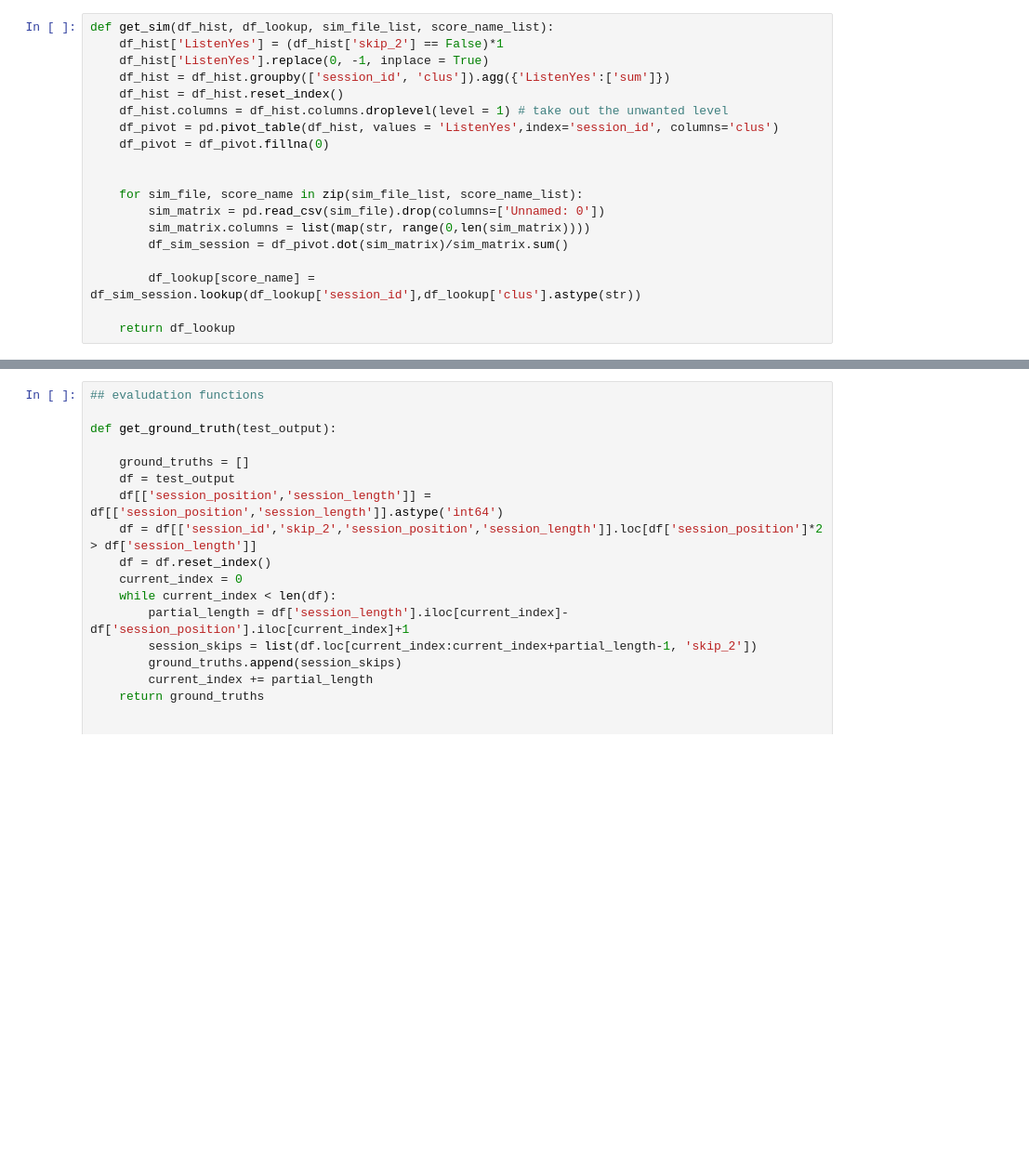
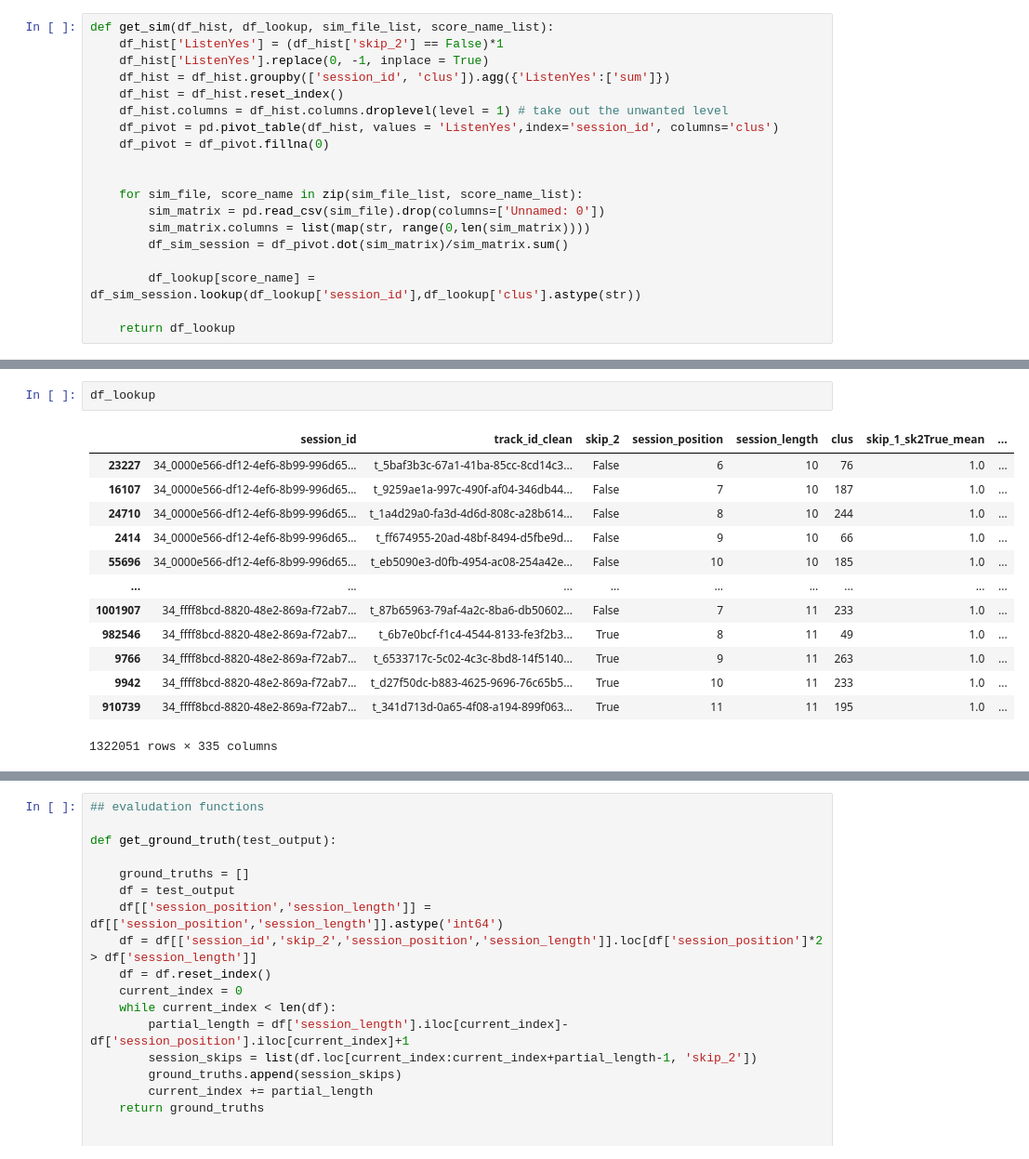
Before and after one commit to curlsloth/Capstone_Spotify-Sequential-Skip-Prediction, a Jupyter notebook: notebooks/14_LightGBM_predict.ipynb, the cells around one changed output, grey strips where cells are left out. Shown: that part at 93% size. Cells and saved outputs as stored; diff of their text form; blank space fills up the shorter version.

```diff
--- a/notebooks/14_LightGBM_predict.ipynb
+++ b/notebooks/14_LightGBM_predict.ipynb
@@ -127,5 +198,21 @@ for file in file_list[0:1]:
 # %% [output]
 Runtime per batch: 1428.98s
+# %%
+df_lookup
+# %% [output]
+|  | session_id | track_id_clean | skip_2 | session_position | session_length | clus | skip_1_sk2True_mean | ... |
+| 23227 | 34_0000e566-df12-4ef6-8b99-996d65... | t_5baf3b3c-67a1-41ba-85cc-8cd14c3... | False | 6 | 10 | 76 | 1.0 | ... |
+| 16107 | 34_0000e566-df12-4ef6-8b99-996d65... | t_9259ae1a-997c-490f-af04-346db44... | False | 7 | 10 | 187 | 1.0 | ... |
+| 24710 | 34_0000e566-df12-4ef6-8b99-996d65... | t_1a4d29a0-fa3d-4d6d-808c-a28b614... | False | 8 | 10 | 244 | 1.0 | ... |
+| 2414 | 34_0000e566-df12-4ef6-8b99-996d65... | t_ff674955-20ad-48bf-8494-d5fbe9d... | False | 9 | 10 | 66 | 1.0 | ... |
+| 55696 | 34_0000e566-df12-4ef6-8b99-996d65... | t_eb5090e3-d0fb-4954-ac08-254a42e... | False | 10 | 10 | 185 | 1.0 | ... |
+| ... | ... | ... | ... | ... | ... | ... | ... | ... |
+| 1001907 | 34_ffff8bcd-8820-48e2-869a-f72ab7... | t_87b65963-79af-4a2c-8ba6-db50602... | False | 7 | 11 | 233 | 1.0 | ... |
+| 982546 | 34_ffff8bcd-8820-48e2-869a-f72ab7... | t_6b7e0bcf-f1c4-4544-8133-fe3f2b3... | True | 8 | 11 | 49 | 1.0 | ... |
+| 9766 | 34_ffff8bcd-8820-48e2-869a-f72ab7... | t_6533717c-5c02-4c3c-8bd8-14f5140... | True | 9 | 11 | 263 | 1.0 | ... |
+| 9942 | 34_ffff8bcd-8820-48e2-869a-f72ab7... | t_d27f50dc-b883-4625-9696-76c65b5... | True | 10 | 11 | 233 | 1.0 | ... |
+| 910739 | 34_ffff8bcd-8820-48e2-869a-f72ab7... | t_341d713d-0a65-4f08-a194-899f063... | True | 11 | 11 | 195 | 1.0 | ... |
+1322051 rows × 335 columns
 # %%
 ytrue = df_lookup['skip_2']
 ytrue
```
Also changed, not shown: parts of 15 cells of this notebook, 1 other file.
